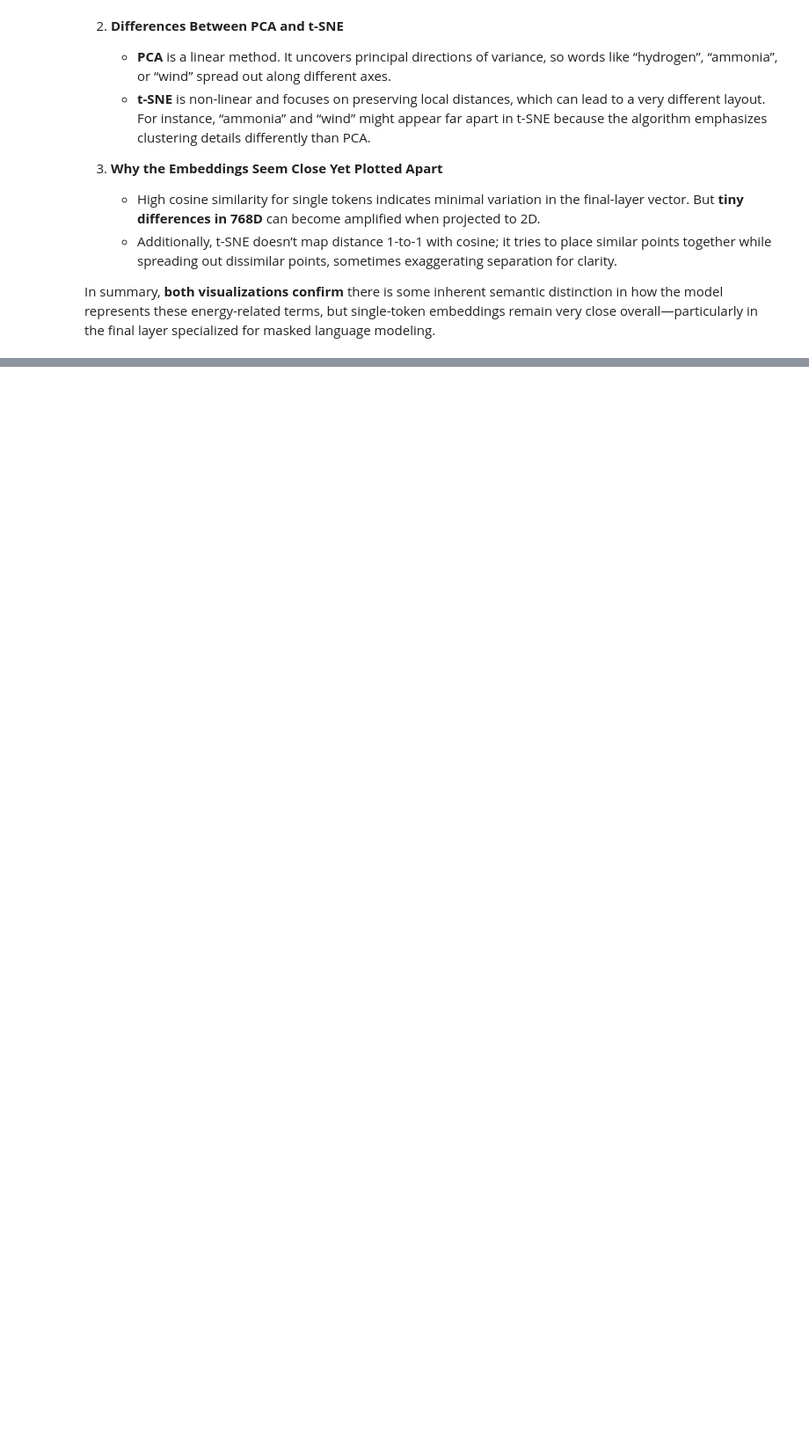
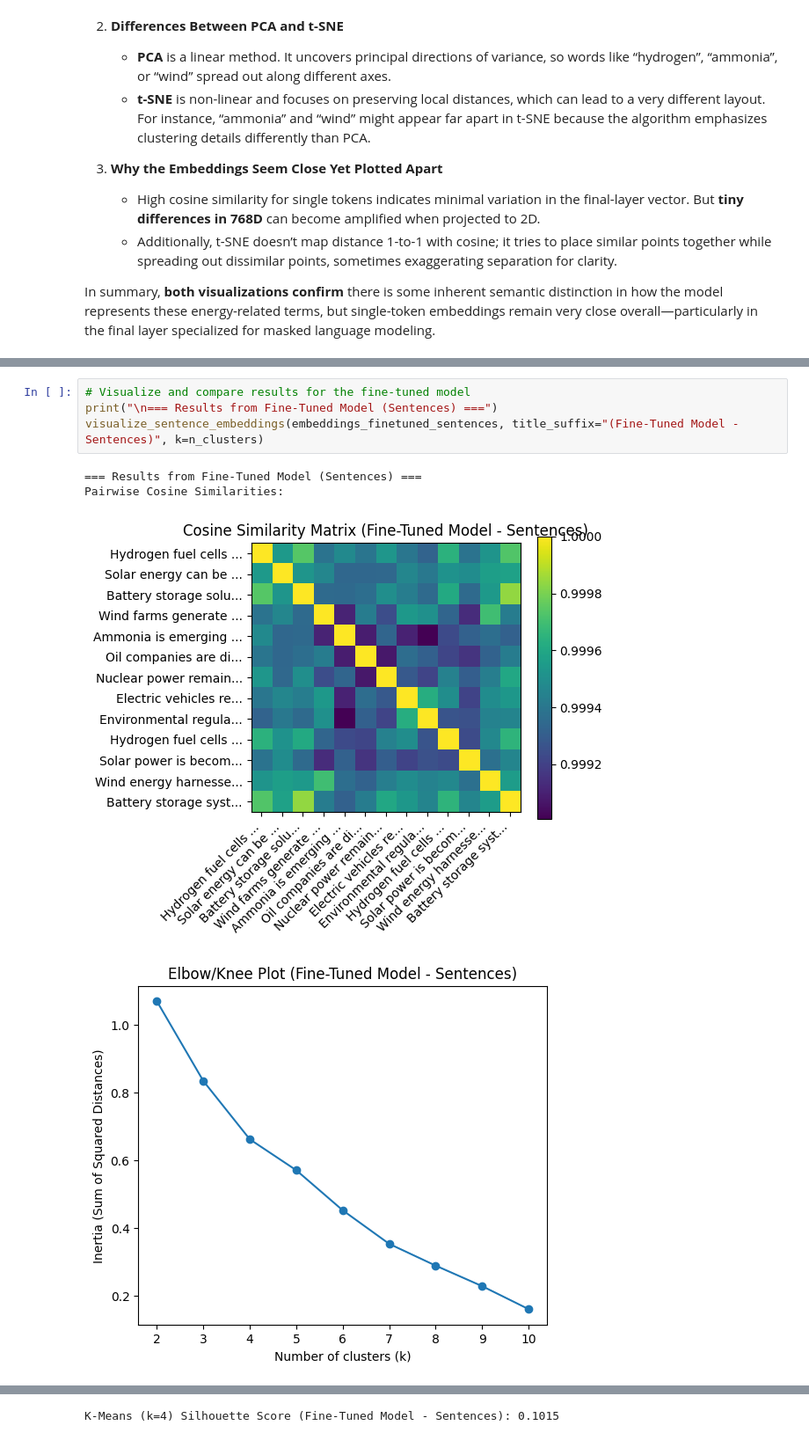
Before and after one commit to lucarenz1997/NLP, a Jupyter notebook: Stage_2_Part_2.ipynb, the cells around one changed output, grey strips where cells are left out. Shown at 88% size. Drawn from its saved outputs; the diff is of its cells as text; blank space fills up the shorter version.

```diff
--- a/Stage_2_Part_2.ipynb
+++ b/Stage_2_Part_2.ipynb
@@ -852,0 +774,9 @@ K-Means (k=8) Silhouette Score (Fine-Tuned Model): 0.1448
+# %%
+# Visualize and compare results for the fine-tuned model
+print("\n=== Results from Fine-Tuned Model (Sentences) ===")
+visualize_sentence_embeddings(embeddings_finetuned_sentences, title_suffix="(Fine-Tuned Model - Sentences)", k=n_clusters)
+# %% [output]
+=== Results from Fine-Tuned Model (Sentences) ===
+Pairwise Cosine Similarities:
+[figure, added]
+[figure, added]
@@ -852,0 +785 @@ K-Means (k=8) Silhouette Score (Fine-Tuned Model): 0.1448
+K-Means (k=4) Silhouette Score (Fine-Tuned Model - Sentences): 0.1015
```
Also changed, not shown: parts of 40 cells of this notebook.
